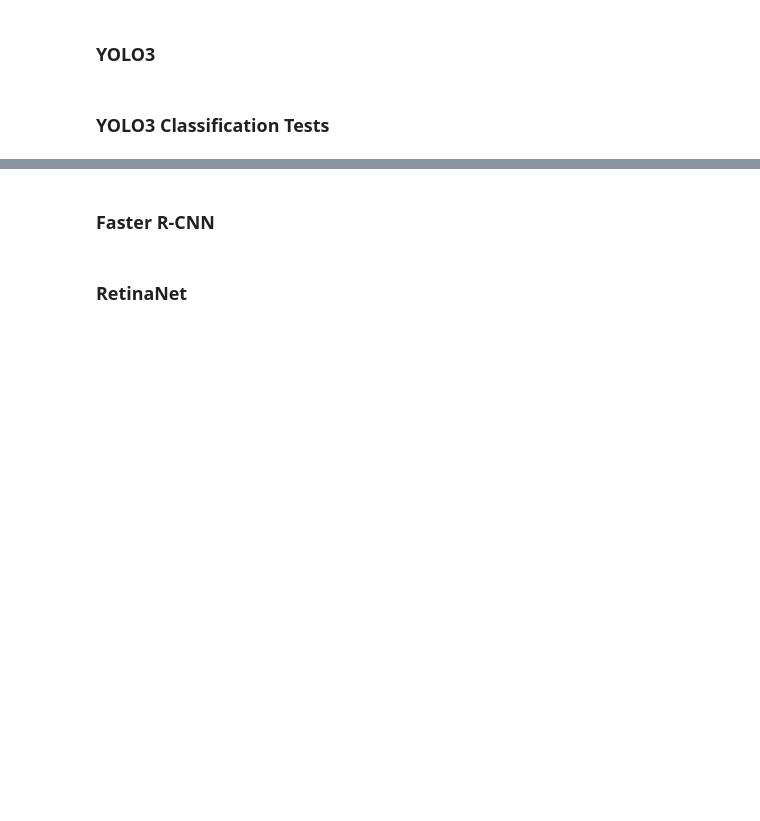
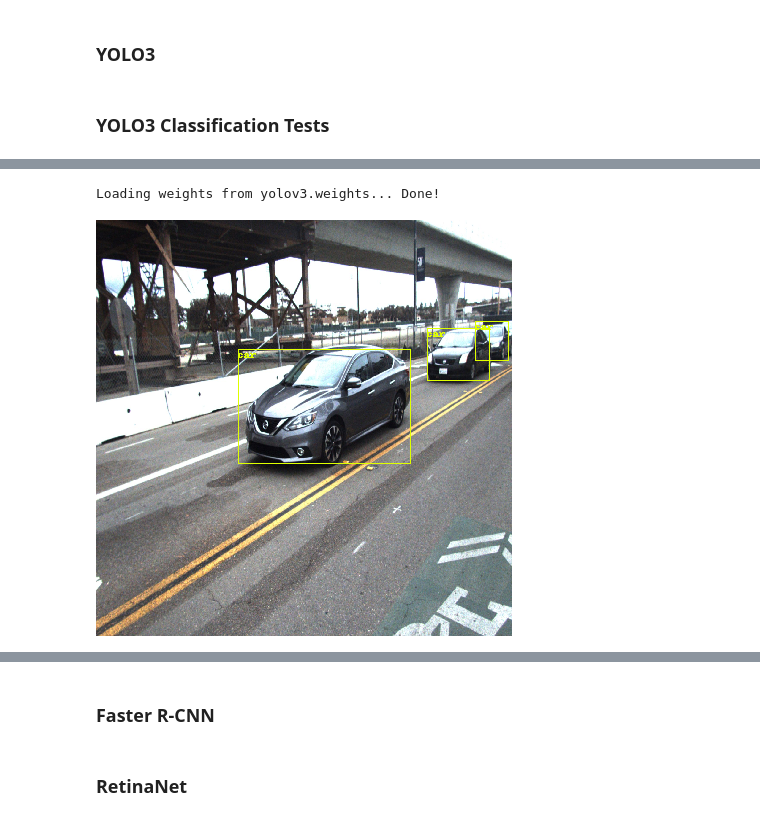
Before and after one commit to AftermathK/ece285-final-project, a Jupyter notebook: demo.ipynb, the cells around one changed output, grey strips where cells are left out. Saved outputs shown, nothing was run; the diff lists cells and outputs as text; code cells hidden in the pictures; blank space fills up the shorter version.

```diff
--- a/demo.ipynb
+++ b/demo.ipynb
@@ -125,0 +117,5 @@ Loading weights from yolo3/yolov3.weights... Done!
+# %%
+detect_one(cfg_file, weight_file, test_img_three)
+# %% [output]
+Loading weights from yolov3.weights... Done!
+[figure, added]
```
Also changed, not shown: parts of 10 cells of this notebook.
